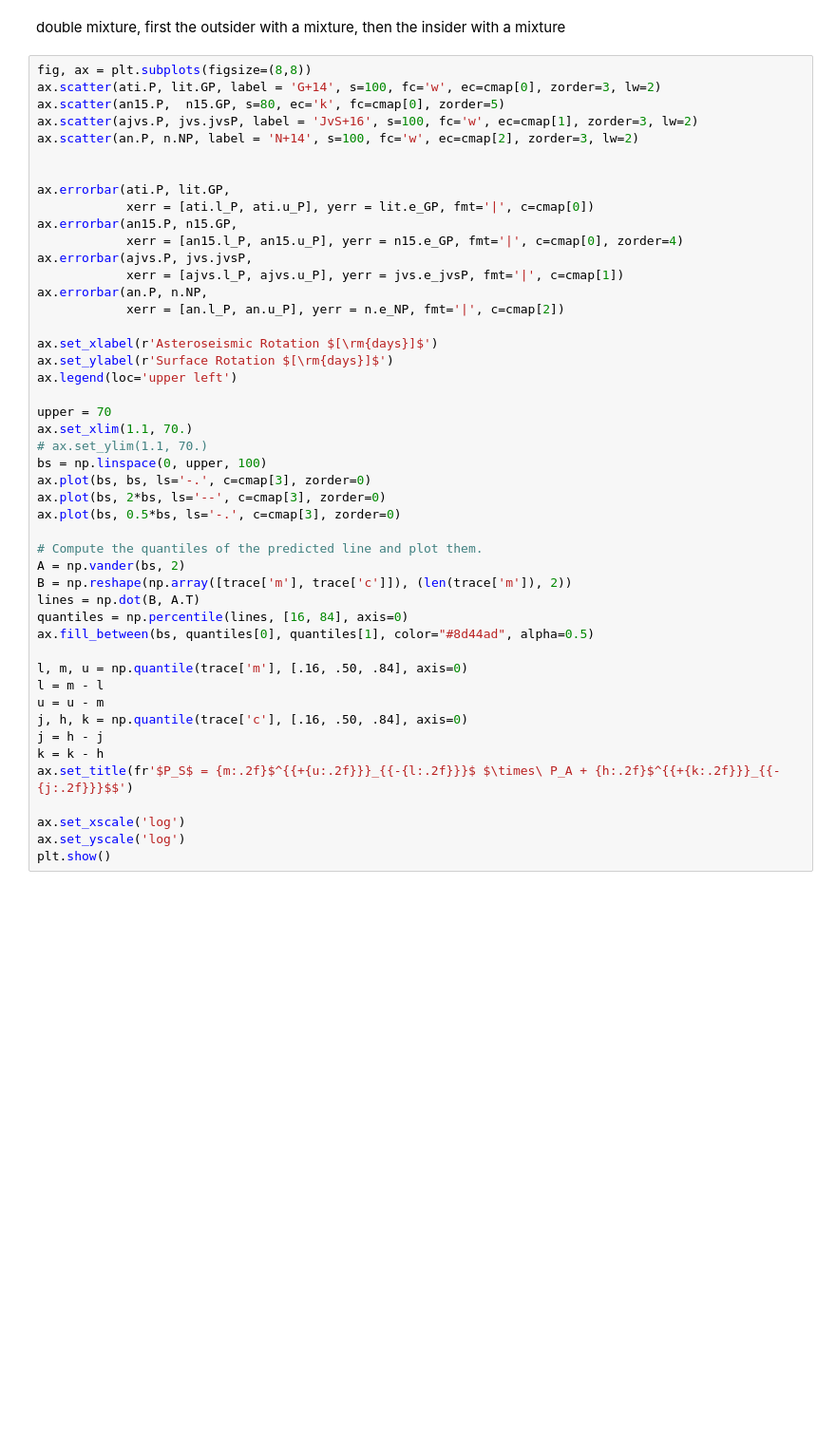
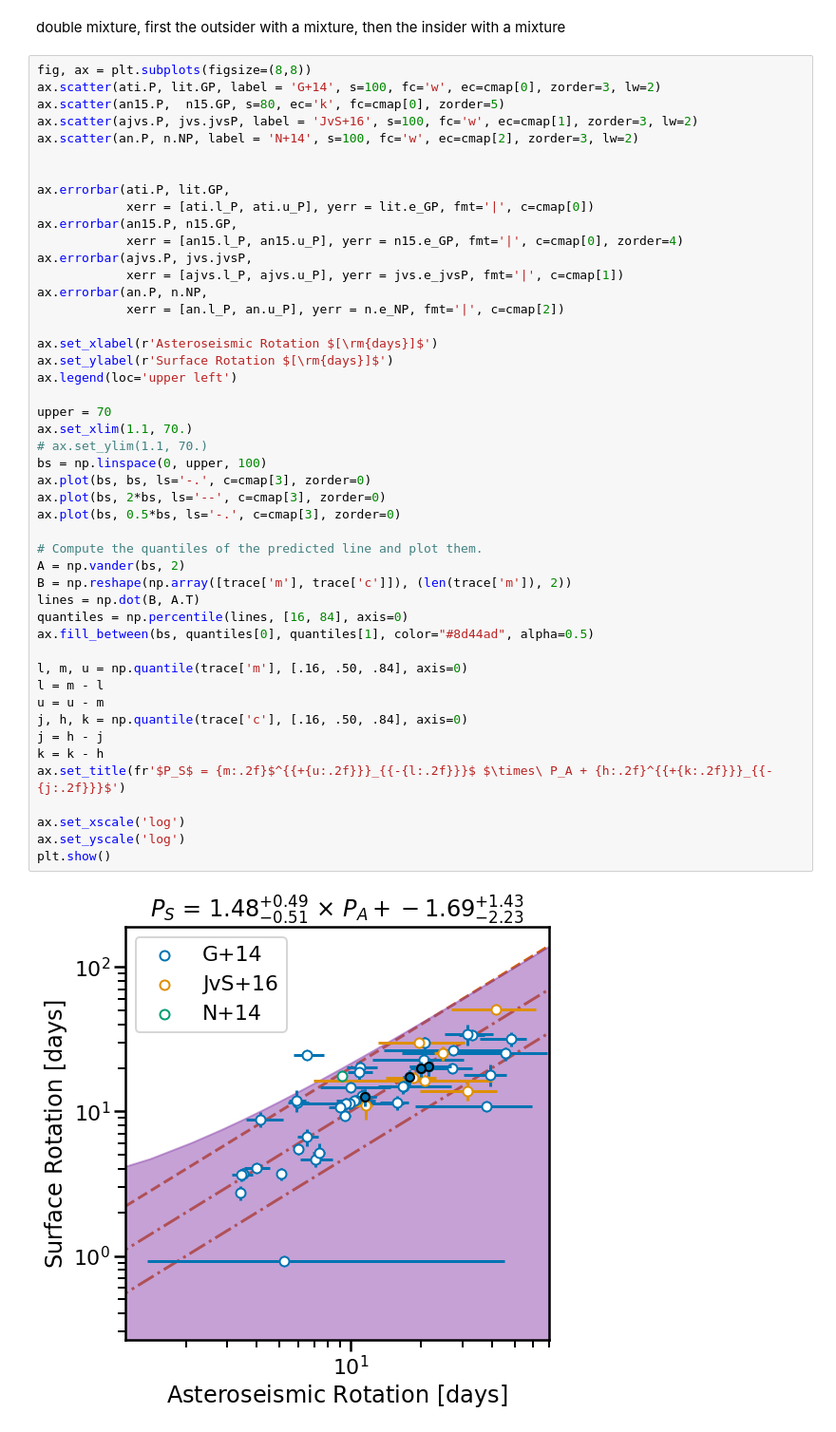
Before and after one commit to ojhall94/malatium, a Jupyter notebook: paper/surface_comparison.ipynb, the cells around one changed output. Shown at 95% size. Drawn from its saved outputs; the diff is of its cells as text; blank space fills up the shorter version.

```diff
--- a/paper/surface_comparison.ipynb
+++ b/paper/surface_comparison.ipynb
@@ -271,31 +276,33 @@ ax.errorbar(an.P, n.NP,
 
 ax.set_xlabel(r'Asteroseismic Rotation $[\rm{days}]$')
 ax.set_ylabel(r'Surface Rotation $[\rm{days}]$')
 ax.legend(loc='upper left')
 
 upper = 70
 ax.set_xlim(1.1, 70.)
 # ax.set_ylim(1.1, 70.)
 bs = np.linspace(0, upper, 100)
 ax.plot(bs, bs, ls='-.', c=cmap[3], zorder=0)
 ax.plot(bs, 2*bs, ls='--', c=cmap[3], zorder=0)
 ax.plot(bs, 0.5*bs, ls='-.', c=cmap[3], zorder=0)
 
 # Compute the quantiles of the predicted line and plot them.
 A = np.vander(bs, 2)
 B = np.reshape(np.array([trace['m'], trace['c']]), (len(trace['m']), 2))
 lines = np.dot(B, A.T)
 quantiles = np.percentile(lines, [16, 84], axis=0)
 ax.fill_between(bs, quantiles[0], quantiles[1], color="#8d44ad", alpha=0.5)
 
 l, m, u = np.quantile(trace['m'], [.16, .50, .84], axis=0)
 l = m - l
 u = u - m
 j, h, k = np.quantile(trace['c'], [.16, .50, .84], axis=0)
 j = h - j
 k = k - h
-ax.set_title(fr'$P_S$ = {m:.2f}$^{{+{u:.2f}}}_{{-{l:.2f}}}$ $\times\ P_A + {h:.2f}$^{{+{k:.2f}}}_{{-{j:.2f}}}$$')
+ax.set_title(fr'$P_S$ = {m:.2f}$^{{+{u:.2f}}}_{{-{l:.2f}}}$ $\times\ P_A + {h:.2f}^{{+{k:.2f}}}_{{-{j:.2f}}}$')
 
 ax.set_xscale('log')
 ax.set_yscale('log')
 plt.show()
+# %% [output]
+[figure, added]
```
Also changed, not shown: parts of 2 cells of this notebook, 1 other file.
